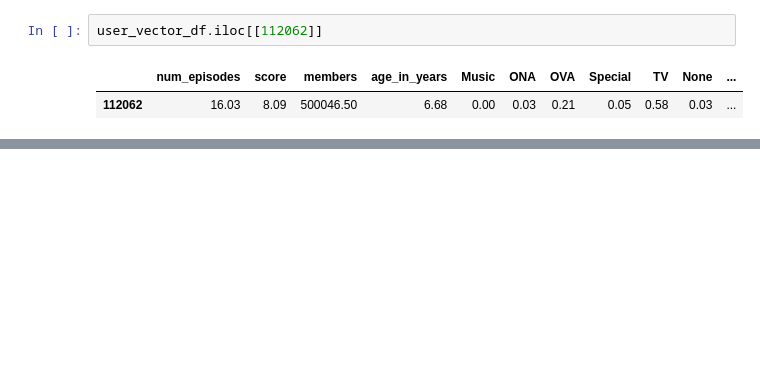
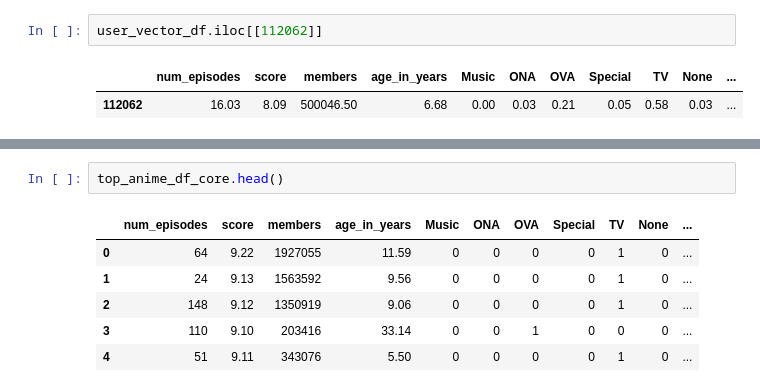
Before and after one commit to binh748/anime-recommender, a Jupyter notebook: notebooks/building_recommender.ipynb, the cells around one changed output, grey strips where cells are left out. Drawn from its saved outputs; the diff is of its cells as text; blank space fills up the shorter version.

```diff
--- a/notebooks/building_recommender.ipynb
+++ b/notebooks/building_recommender.ipynb
@@ -739,3 +816,12 @@ user_vector_df[(user_vector_df['Shounen'] > 0.5) & (user_vector_df['Shounen'] <
 | 63708 | 44.23 | 8.18 | 500789.67 | 14.77 | 0.03 | 0.00 | 0.09 | 0.03 | 0.80 | 0.00 | ... |
 | 112062 | 16.03 | 8.09 | 500046.50 | 6.68 | 0.00 | 0.03 | 0.21 | 0.05 | 0.58 | 0.03 | ... |
 | 44286 | 45.50 | 8.20 | 497712.83 | 18.82 | 0.11 | 0.00 | 0.06 | 0.00 | 0.89 | 0.00 | ... |
+# %%
+top_anime_df_core.head()
+# %% [output]
+|  | num_episodes | score | members | age_in_years | Music | ONA | OVA | Special | TV | None | ... |
+| 0 | 64 | 9.22 | 1927055 | 11.59 | 0 | 0 | 0 | 0 | 1 | 0 | ... |
+| 1 | 24 | 9.13 | 1563592 | 9.56 | 0 | 0 | 0 | 0 | 1 | 0 | ... |
+| 2 | 148 | 9.12 | 1350919 | 9.06 | 0 | 0 | 0 | 0 | 1 | 0 | ... |
+| 3 | 110 | 9.10 | 203416 | 33.14 | 0 | 0 | 1 | 0 | 0 | 0 | ... |
+| 4 | 51 | 9.11 | 343076 | 5.50 | 0 | 0 | 0 | 0 | 1 | 0 | ... |
```
Also changed, not shown: parts of 34 cells of this notebook, 5 other files.
